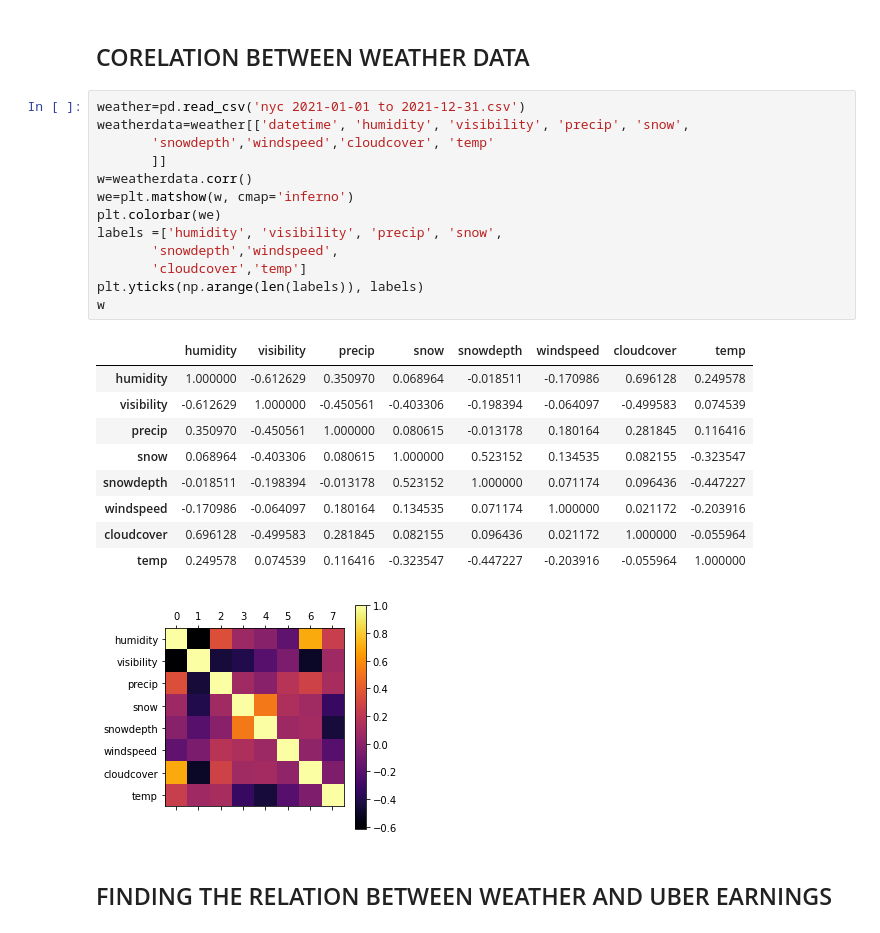
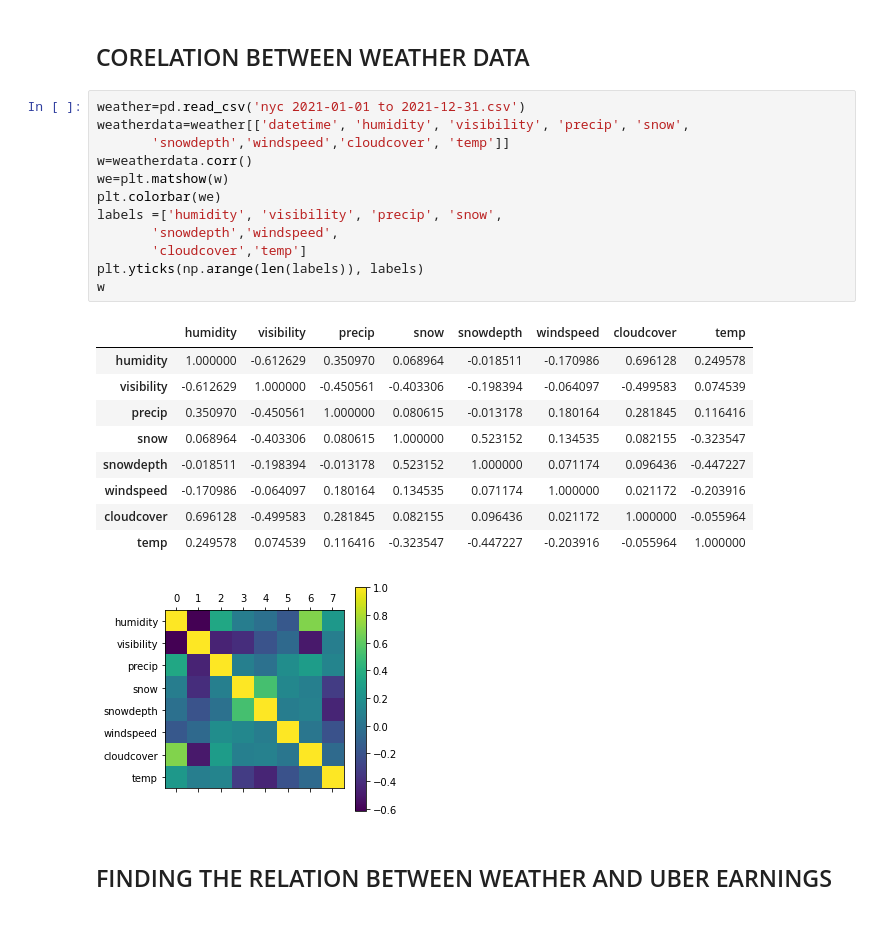
Before and after one commit to NAGSnag/DATA_ANALYSIS, a Jupyter notebook: NYC_RIDES_ANALYSIS.ipynb, the cells around one changed output. Drawn from its saved outputs; the diff is of its cells as text.

```diff
--- a/NYC_RIDES_ANALYSIS.ipynb
+++ b/NYC_RIDES_ANALYSIS.ipynb
@@ -216,27 +251,26 @@ plt.show()
 # %%
 weather=pd.read_csv('nyc 2021-01-01 to 2021-12-31.csv')
 weatherdata=weather[['datetime', 'humidity', 'visibility', 'precip', 'snow',
-       'snowdepth','windspeed','cloudcover', 'temp'
-       ]]
+       'snowdepth','windspeed','cloudcover', 'temp']]
 w=weatherdata.corr()
-we=plt.matshow(w, cmap='inferno')
+we=plt.matshow(w)
 plt.colorbar(we)
 labels =['humidity', 'visibility', 'precip', 'snow',
        'snowdepth','windspeed',
        'cloudcover','temp']
 plt.yticks(np.arange(len(labels)), labels)
 w
 # %% [output]
 |  | humidity | visibility | precip | snow | snowdepth | windspeed | cloudcover | temp |
 | humidity | 1.000000 | -0.612629 | 0.350970 | 0.068964 | -0.018511 | -0.170986 | 0.696128 | 0.249578 |
 | visibility | -0.612629 | 1.000000 | -0.450561 | -0.403306 | -0.198394 | -0.064097 | -0.499583 | 0.074539 |
 | precip | 0.350970 | -0.450561 | 1.000000 | 0.080615 | -0.013178 | 0.180164 | 0.281845 | 0.116416 |
 | snow | 0.068964 | -0.403306 | 0.080615 | 1.000000 | 0.523152 | 0.134535 | 0.082155 | -0.323547 |
 | snowdepth | -0.018511 | -0.198394 | -0.013178 | 0.523152 | 1.000000 | 0.071174 | 0.096436 | -0.447227 |
 | windspeed | -0.170986 | -0.064097 | 0.180164 | 0.134535 | 0.071174 | 1.000000 | 0.021172 | -0.203916 |
 | cloudcover | 0.696128 | -0.499583 | 0.281845 | 0.082155 | 0.096436 | 0.021172 | 1.000000 | -0.055964 |
 | temp | 0.249578 | 0.074539 | 0.116416 | -0.323547 | -0.447227 | -0.203916 | -0.055964 | 1.000000 |
-[figure, old version]
+[figure, new version]
 # %% [markdown]
 ## FINDING THE  RELATION BETWEEN WEATHER AND UBER EARNINGS
 # %%
```
Also changed, not shown: parts of 20 cells of this notebook.
